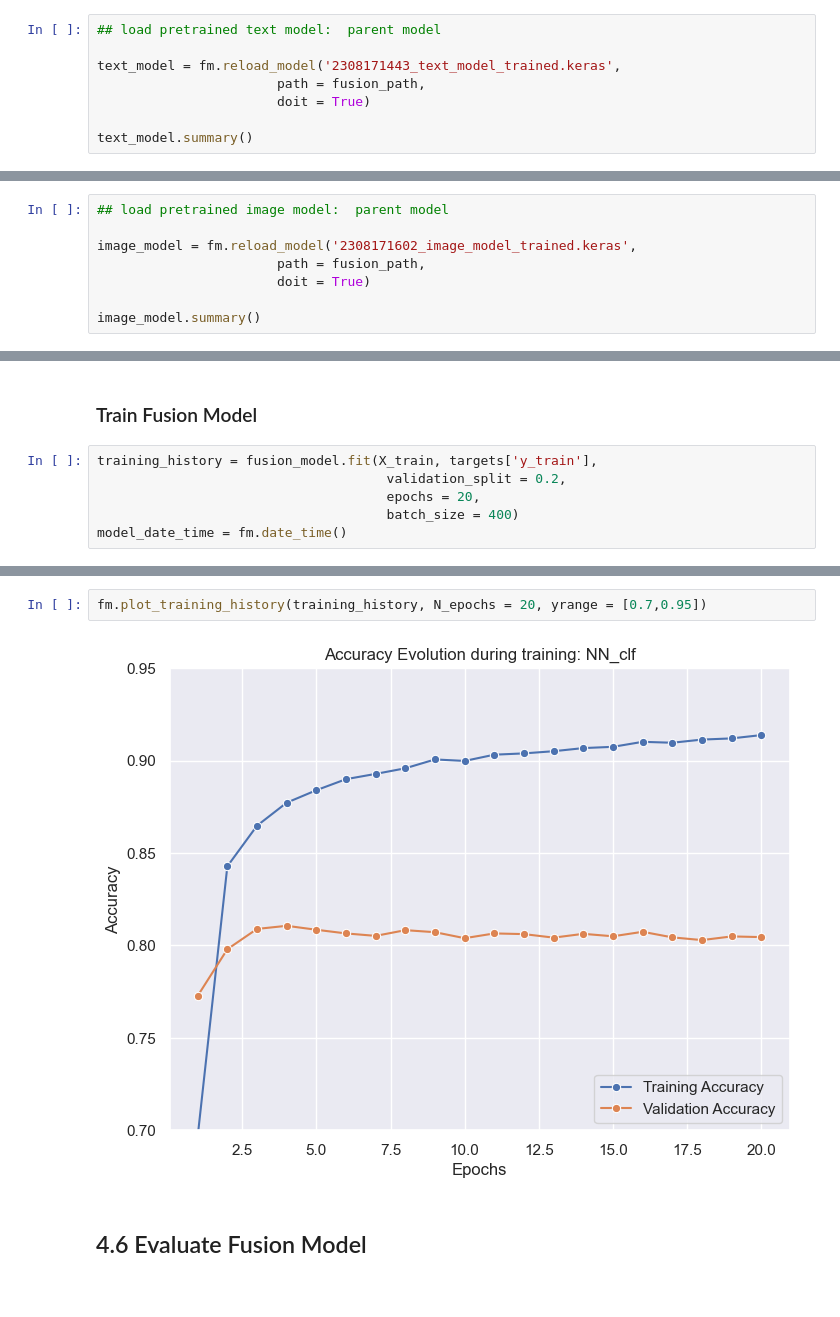
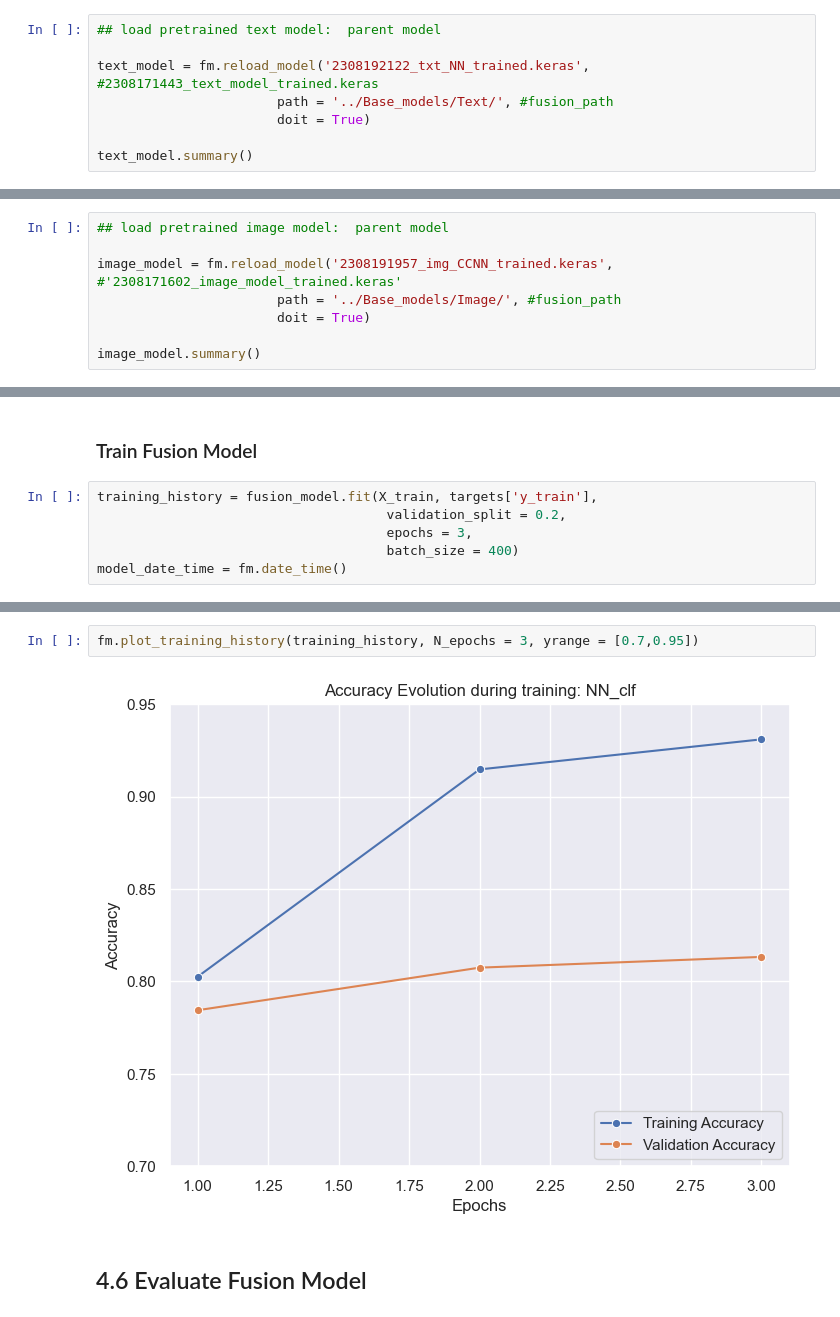
Before and after one commit to RamiroHR/Multimodal-Data-Product-Classification-Model, a Jupyter notebook: Fusion_Model.ipynb, the cells around one changed output, grey strips where cells are left out. Saved outputs shown, nothing was run; the diff lists cells and outputs as text.

```diff
--- a/Fusion_Model.ipynb
+++ b/Fusion_Model.ipynb
@@ -781,8 +816,8 @@ target_encoder = joblib.load("../Preprocessed_data/2308141825_target_encoder")
 # %%
 ## load pretrained text model:  parent model
 
-text_model = fm.reload_model('2308171443_text_model_trained.keras',
-                       path = fusion_path,
+text_model = fm.reload_model('2308192122_txt_NN_trained.keras', #2308171443_text_model_trained.keras
+                       path = '../Base_models/Text/', #fusion_path
                        doit = True)
 
 text_model.summary()
@@ -863,8 +889,8 @@ array([0.14355373, 0.2314612 , 0.16842064, 0.5179336 , 0.22738694,
 # %%
 ## load pretrained image model:  parent model
 
-image_model = fm.reload_model('2308171602_image_model_trained.keras',
-                       path = fusion_path,
+image_model = fm.reload_model('2308191957_img_CCNN_trained.keras', #'2308171602_image_model_trained.keras'
+                       path = '../Base_models/Image/', #fusion_path
                        doit = True)
 
 image_model.summary()
@@ -1095,7 +1121,7 @@ print(targets['y_train'].shape)
 # %%
 training_history = fusion_model.fit(X_train, targets['y_train'],
                                      validation_split = 0.2,
-                                     epochs = 20,
+                                     epochs = 3,
                                      batch_size = 400)
 model_date_time = fm.date_time()
 # %% [output]
@@ -1119,7 +1134,7 @@ Epoch 20/20
 # %%
-fm.plot_training_history(training_history, N_epochs = 20, yrange = [0.7,0.95])
+fm.plot_training_history(training_history, N_epochs = 3, yrange = [0.7,0.95])
 # %% [output]
-[figure, old version]
+[figure, new version]
 # %% [markdown]
 ## 4.6 Evaluate Fusion Model
 # %% [markdown]
```
Also changed, not shown: parts of 31 cells of this notebook, 1 other file.
